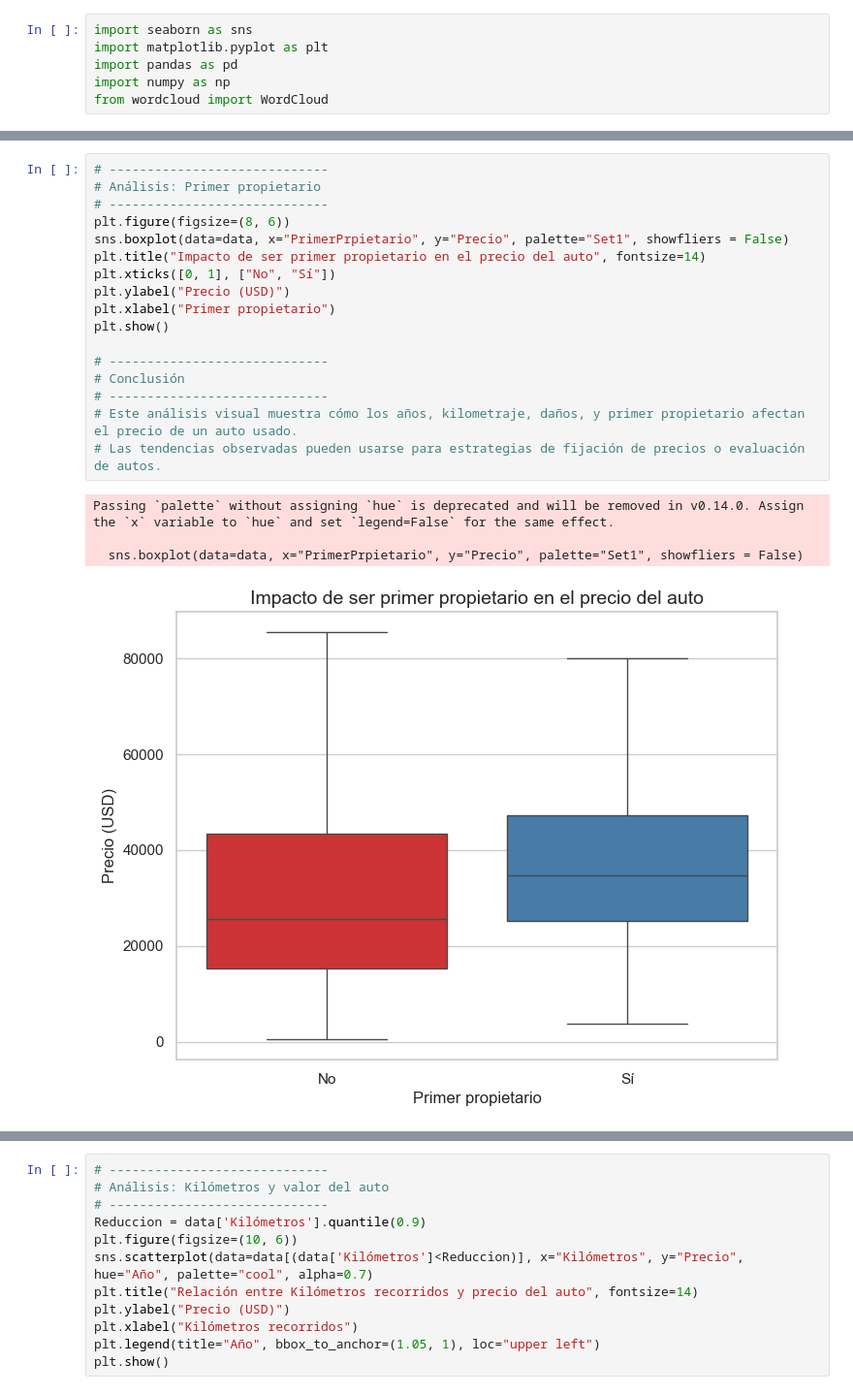
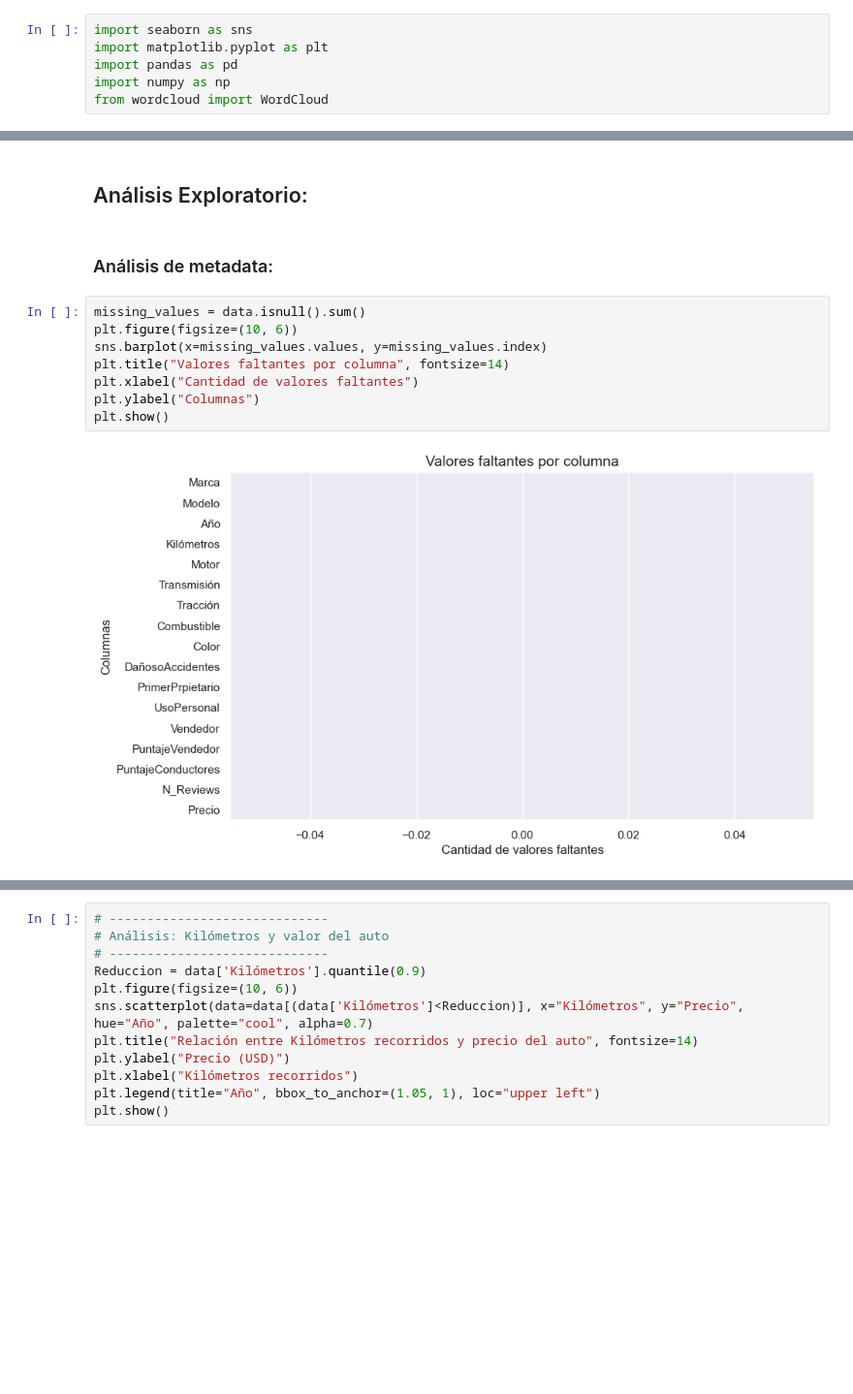
Before and after one commit to emalincic/Primer_Entrega_DS2, a Jupyter notebook: Asistencia_precios.ipynb, the cells around one changed output, grey strips where cells are left out. Shown at 97% size. Drawn from its saved outputs; the diff is of its cells as text; blank space fills up the shorter version.

```diff
--- a/Asistencia_precios.ipynb
+++ b/Asistencia_precios.ipynb
@@ -68,22 +65,14 @@ dtype: int64
-# %%
-# -----------------------------
-# Análisis: Primer propietario
-# -----------------------------
-plt.figure(figsize=(8, 6))
-sns.boxplot(data=data, x="PrimerPrpietario", y="Precio", palette="Set1", showfliers = False)
-plt.title("Impacto de ser primer propietario en el precio del auto", fontsize=14)
-plt.xticks([0, 1], ["No", "Sí"])
-plt.ylabel("Precio (USD)")
-plt.xlabel("Primer propietario")
-plt.show()
-
-# -----------------------------
-# Conclusión
-# -----------------------------
-# Este análisis visual muestra cómo los años, kilometraje, daños, y primer propietario afectan el precio de un auto usado.
-# Las tendencias observadas pueden usarse para estrategias de fijación de precios o evaluación de autos.
-# %% [output]
-Passing `palette` without assigning `hue` is deprecated and will be removed in v0.14.0. Assign the `x` variable to `hue` and set `legend=False` for the same effect.
-
-  sns.boxplot(data=data, x="PrimerPrpietario", y="Precio", palette="Set1", showfliers = False)
-[figure, removed]
+# %% [markdown]
+## Análisis Exploratorio:
+# %% [markdown]
+### Análisis de metadata:
+# %%
+missing_values = data.isnull().sum()
+plt.figure(figsize=(10, 6))
+sns.barplot(x=missing_values.values, y=missing_values.index)
+plt.title("Valores faltantes por columna", fontsize=14)
+plt.xlabel("Cantidad de valores faltantes")
+plt.ylabel("Columnas")
+plt.show()
+# %% [output]
+[figure, added]
```
Also changed, not shown: parts of 36 cells of this notebook, 1 other file.
